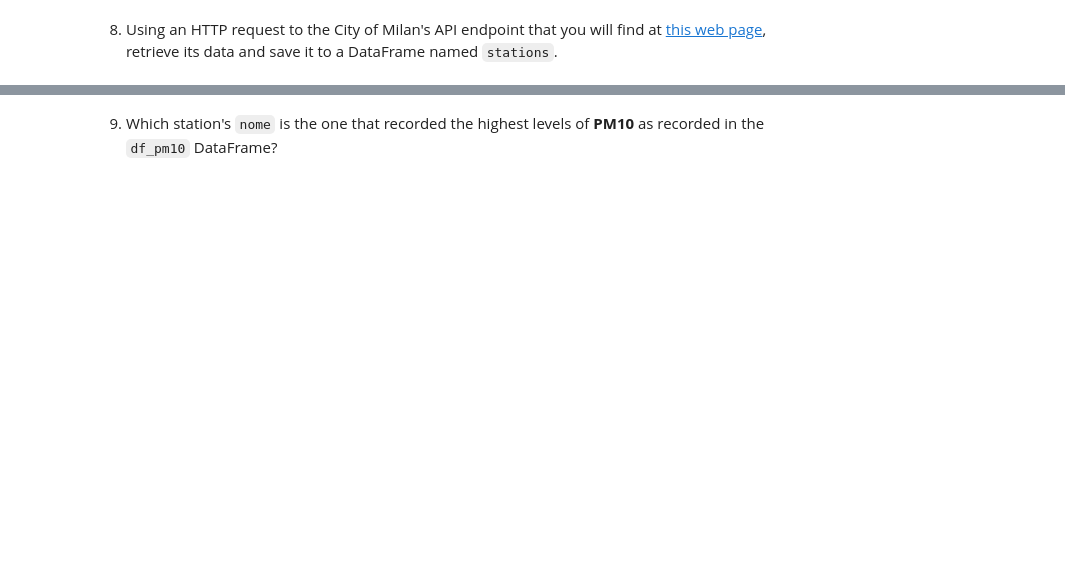
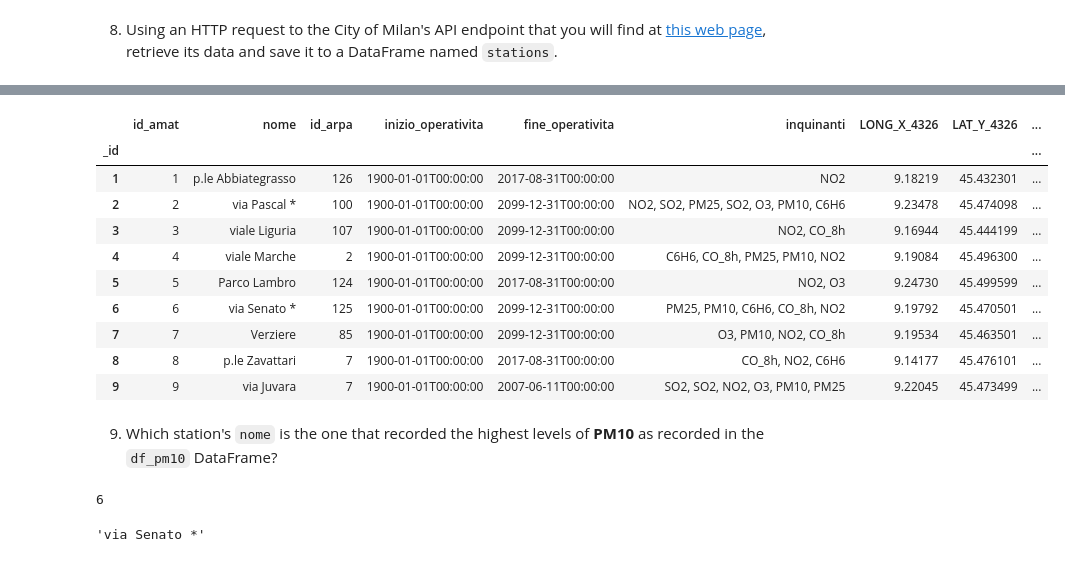
Before and after one commit to extra-jalapenos/python-apis, a Jupyter notebook: 7b Homework.ipynb, the cells around one changed output, grey strips where cells are left out. Saved outputs shown, nothing was run; the diff lists cells and outputs as text; code cells hidden in the pictures; blank space fills up the shorter version.

```diff
--- a/7b Homework.ipynb
+++ b/7b Homework.ipynb
@@ -135,2 +264,27 @@ Either nail polish or lip liner, depending on how marketing sees their target de
+# %%
+body = response.json()
+df_stations = pd.DataFrame.from_records(body["result"]["records"], index="_id")
+df_stations
+# %% [output]
+|  | id_amat | nome | id_arpa | inizio_operativita | fine_operativita | inquinanti | LONG_X_4326 | LAT_Y_4326 | ... |
+| _id |  |  |  |  |  |  |  |  | ... |
+| 1 | 1 | p.le Abbiategrasso | 126 | 1900-01-01T00:00:00 | 2017-08-31T00:00:00 | NO2 | 9.18219 | 45.432301 | ... |
+| 2 | 2 | via Pascal * | 100 | 1900-01-01T00:00:00 | 2099-12-31T00:00:00 | NO2, SO2, PM25, SO2, O3, PM10, C6H6 | 9.23478 | 45.474098 | ... |
+| 3 | 3 | viale Liguria | 107 | 1900-01-01T00:00:00 | 2099-12-31T00:00:00 | NO2, CO_8h | 9.16944 | 45.444199 | ... |
+| 4 | 4 | viale Marche | 2 | 1900-01-01T00:00:00 | 2099-12-31T00:00:00 | C6H6, CO_8h, PM25, PM10, NO2 | 9.19084 | 45.496300 | ... |
+| 5 | 5 | Parco Lambro | 124 | 1900-01-01T00:00:00 | 2017-08-31T00:00:00 | NO2, O3 | 9.24730 | 45.499599 | ... |
+| 6 | 6 | via Senato * | 125 | 1900-01-01T00:00:00 | 2099-12-31T00:00:00 | PM25, PM10, C6H6, CO_8h, NO2 | 9.19792 | 45.470501 | ... |
+| 7 | 7 | Verziere | 85 | 1900-01-01T00:00:00 | 2099-12-31T00:00:00 | O3, PM10, NO2, CO_8h | 9.19534 | 45.463501 | ... |
+| 8 | 8 | p.le Zavattari | 7 | 1900-01-01T00:00:00 | 2017-08-31T00:00:00 | CO_8h, NO2, C6H6 | 9.14177 | 45.476101 | ... |
+| 9 | 9 | via Juvara | 7 | 1900-01-01T00:00:00 | 2007-06-11T00:00:00 | SO2, SO2, NO2, O3, PM10, PM25 | 9.22045 | 45.473499 | ... |
 # %% [markdown]
 9. Which station's `nome` is the one that recorded the highest levels of **PM10** as recorded in the `df_pm10` DataFrame?
+# %%
+id_of_needed_station = max_value["station_id"]
+id_of_needed_station
+# %% [output]
+6
+# %%
+df_stations.loc[id_of_needed_station]["nome"]
+# %% [output]
+'via Senato *'
```
Also changed, not shown: parts of 10 cells of this notebook.
